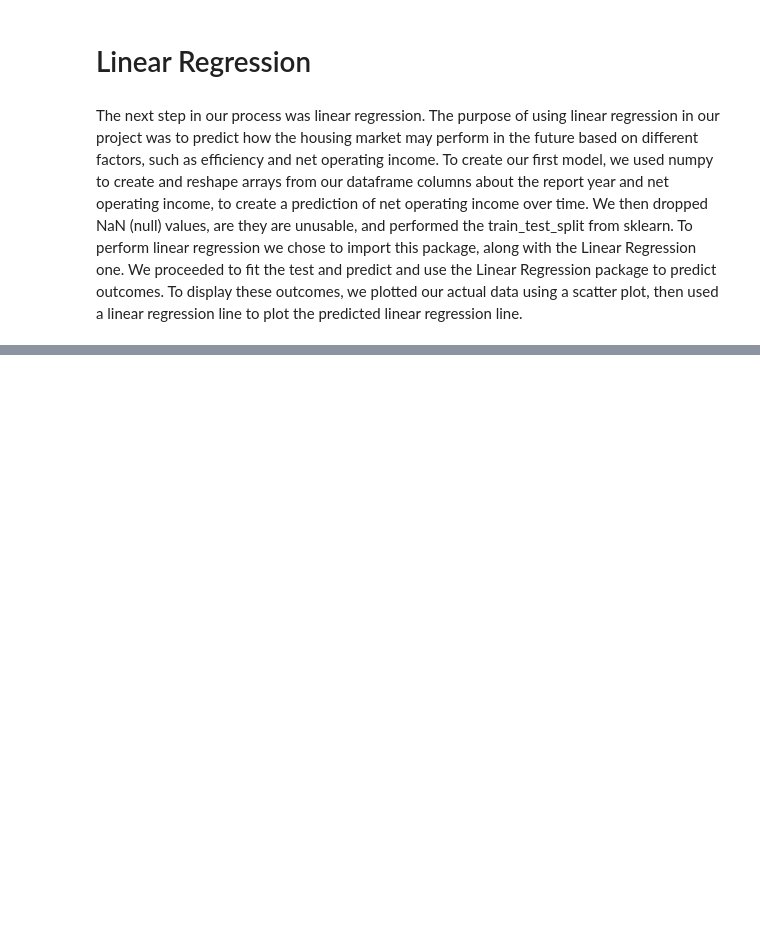
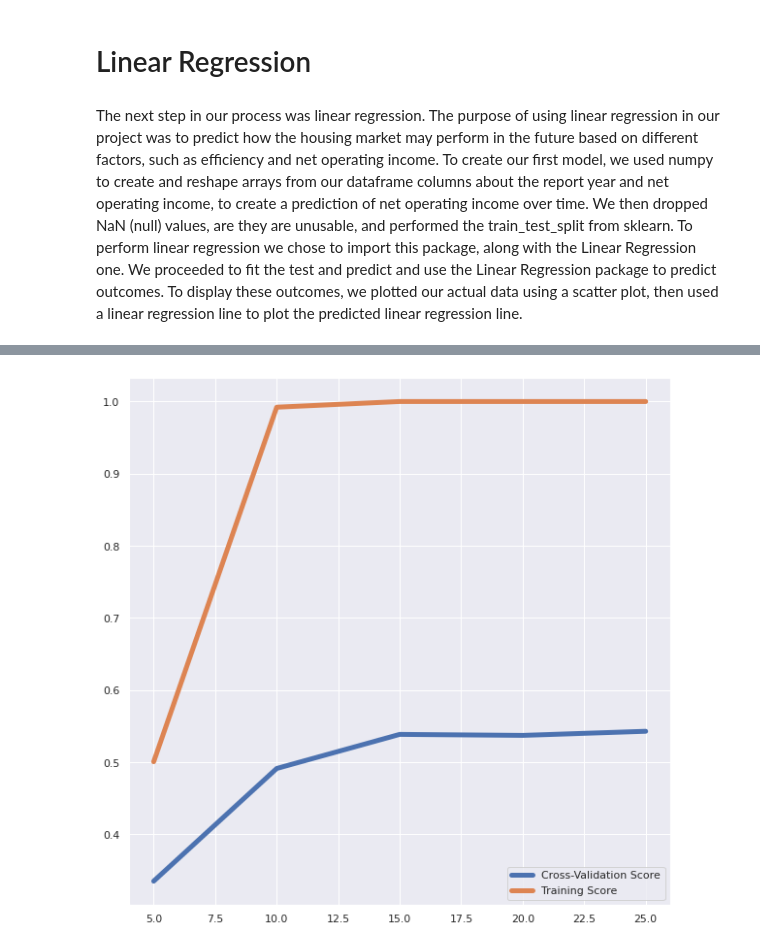
Before and after one commit to ethanewing1/nyc_condos, a Jupyter notebook: finalproject.ipynb, the cells around one changed output, grey strips where cells are left out. Saved outputs shown, nothing was run; the diff lists cells and outputs as text; code cells hidden in the pictures; blank space fills up the shorter version.

```diff
--- a/finalproject.ipynb
+++ b/finalproject.ipynb
@@ -397,0 +375,15 @@ reject null hypothesis
+# %%
+max_depth = [5, 10, 15, 20, 25]
+train_scoreNum, test_scoreNum = validation_curve(
+                                RandomForestClassifier(n_estimators=100),
+                                X = X_train, y = y_train,
+                                param_name = 'max_depth',
+                                param_range = max_depth, cv = 3)
+
+plt.figure(figsize=(10,10))
+plt.plot(max_depth, np.mean(test_scoreNum, axis=1), label='Cross-Validation Score', linewidth=5)
+plt.plot(max_depth, np.mean(train_scoreNum, axis=1), label='Training Score', linewidth=5)
+plt.legend()
+plt.show()
+# %% [output]
+[figure, added]
```
Also changed, not shown: parts of 32 cells of this notebook.
